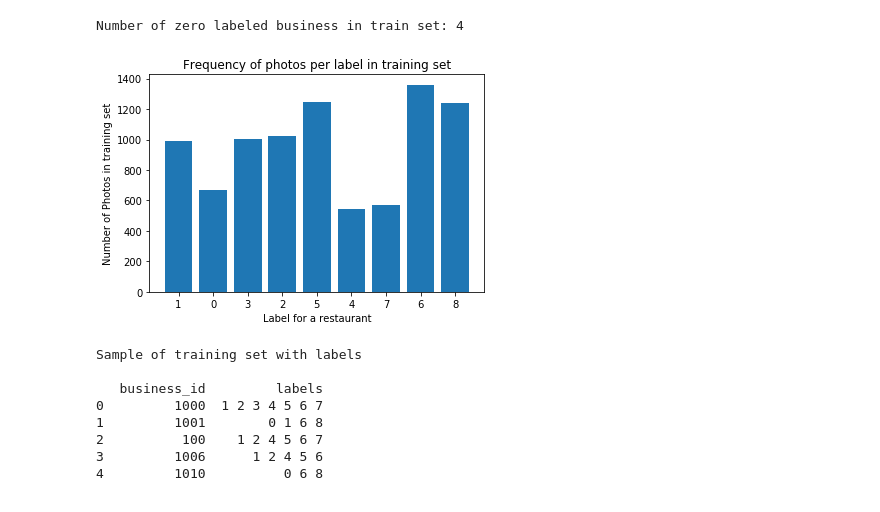
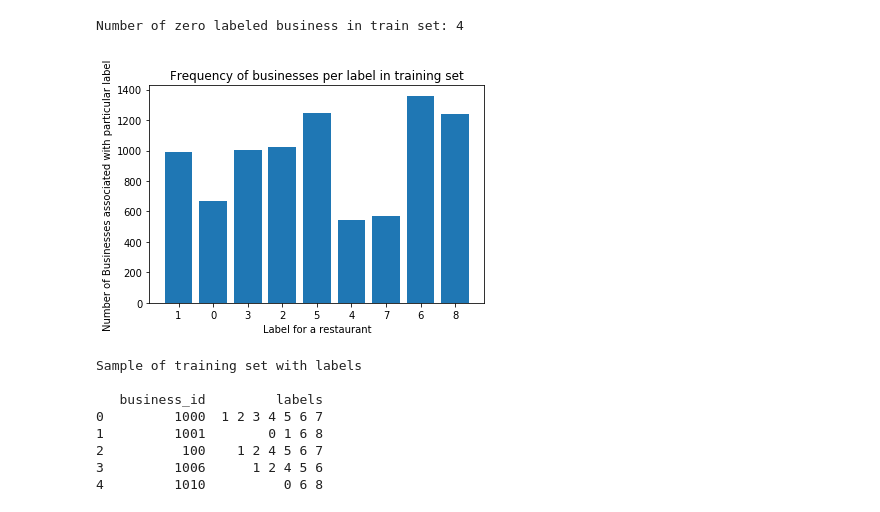
Before and after one commit to harsh6292/machine-learning-nd, a Jupyter notebook: projects/capstone/final_project/Yelp_Restaurant_classification.ipynb, the cells around one changed output. Saved outputs shown, nothing was run; the diff lists cells and outputs as text; code cells hidden in the pictures.

```diff
--- a/projects/capstone/final_project/Yelp_Restaurant_classification.ipynb
+++ b/projects/capstone/final_project/Yelp_Restaurant_classification.ipynb
@@ -134,18 +140,18 @@ Number of zero labeled business in train set: 4
 # %%
 # Plotting bar chart
 
 N = len(frequency_list)
 keys = list(frequency_list.keys())
 values = list(frequency_list.values())
 
 plt.bar(range(N), values, align='center')
 plt.xticks(range(N), keys)
-plt.ylabel('Number of Photos in training set')
+plt.ylabel('Number of Businesses associated with particular label')
 plt.xlabel('Label for a restaurant')
-plt.title('Frequency of photos per label in training set')
+plt.title('Frequency of businesses per label in training set')
 plt.show()
 # %% [output]
-[figure, old version]
+[figure, new version]
 # %%
 print('Sample of training set with labels\n')
 print(y_training_labels[:5])
```
Also changed, not shown: parts of 51 cells of this notebook, 1 other file.
